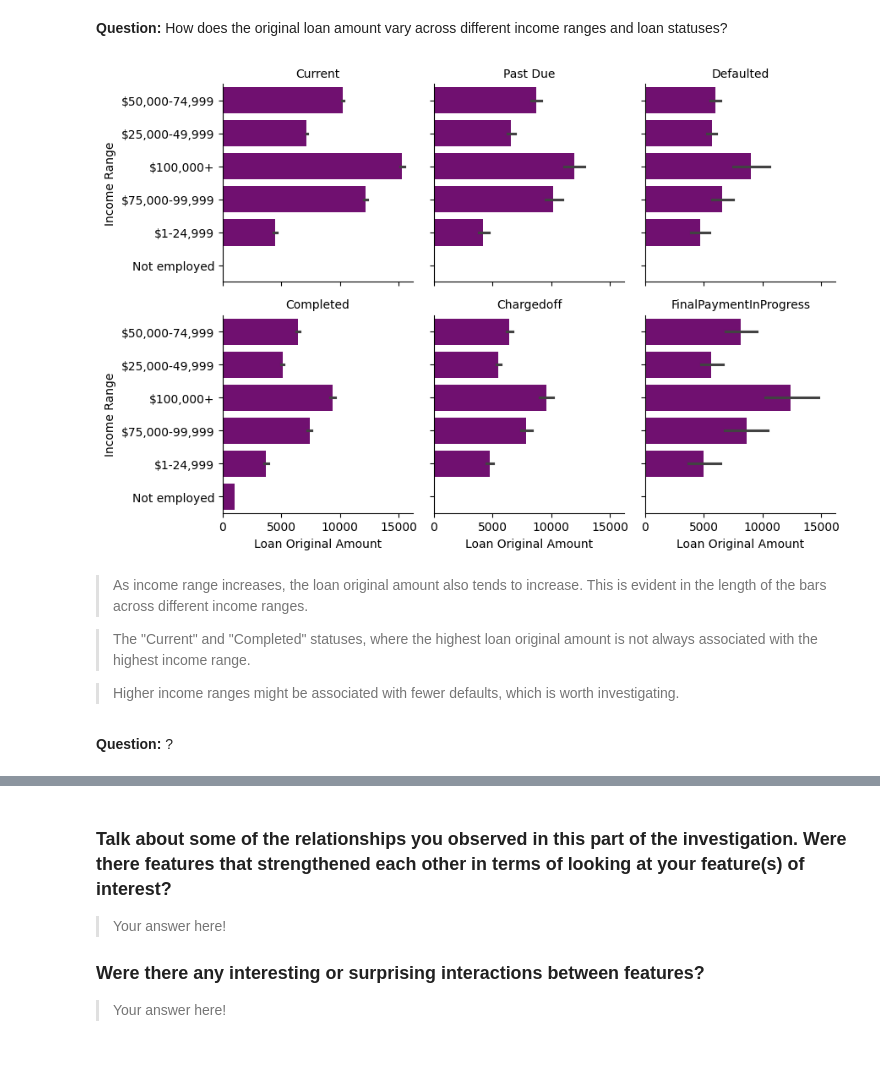
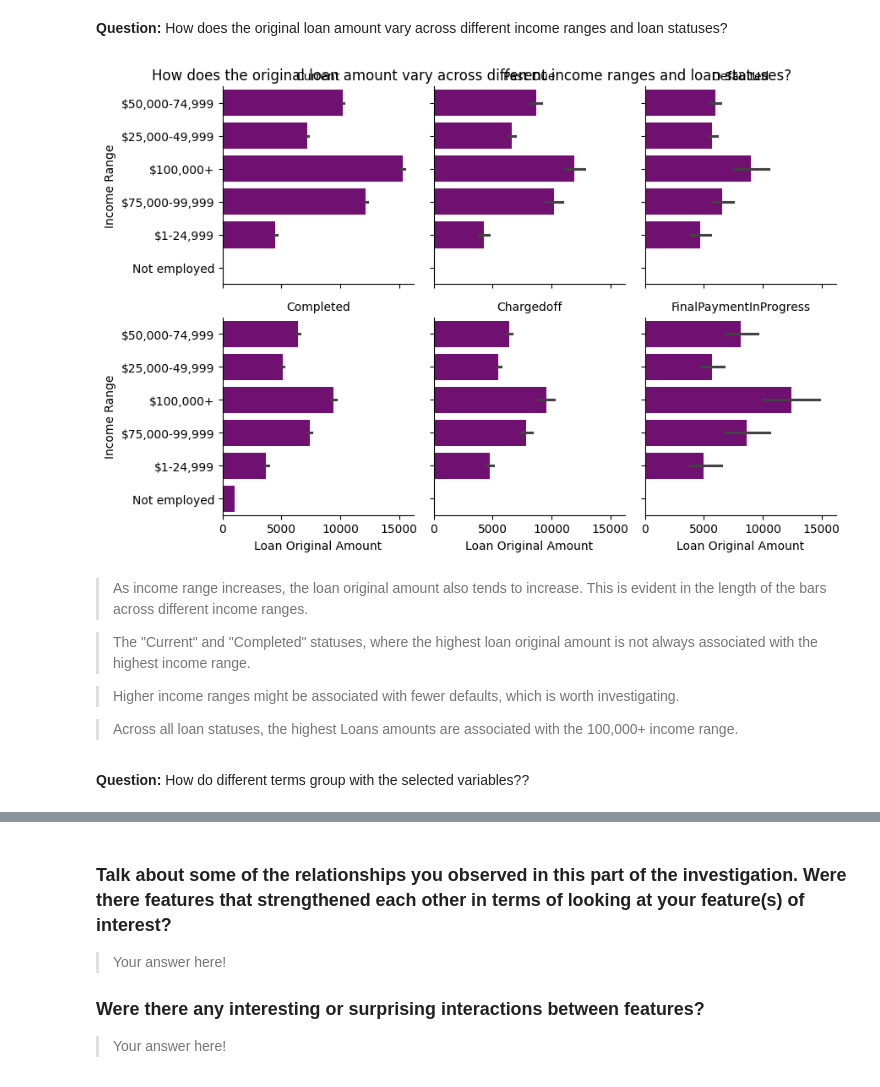
Before and after one commit to sondosaabed/Prosper-Loan-Analysis, a Jupyter notebook: Part_I_exploration.ipynb, the cells around one changed output, grey strips where cells are left out. Drawn from its saved outputs; the diff is of its cells as text; code cells hidden in the pictures.

Commit message:
Add Term vs selcted columns as multivariate exploration with interpretation

```diff
--- a/Part_I_exploration.ipynb
+++ b/Part_I_exploration.ipynb
@@ -699,18 +699,21 @@ plt.legend(title = 'Loan Status', loc='upper right');
 # %%
 ## Facet Plotting three variables SimplifiedLoanStatus, LoanOriginalAmount and IncomeRange
 grid = sns.FacetGrid(data = df, col = 'SimplifiedLoanStatus', col_wrap = 3)
 grid.map(sns.barplot, 'LoanOriginalAmount', 'IncomeRange', color = 'Purple')
 grid.set_titles("{col_name}")
-grid.set_axis_labels('Loan Original Amount', 'Income Range');
+grid.set_axis_labels('Loan Original Amount', 'Income Range')
+plt.suptitle('How does the original loan amount vary across different income ranges and loan statuses?');
 # %% [output]
-[figure, old version]
+[figure, new version]
 # %% [markdown]
 > As income range increases, the loan original amount also tends to increase. This is evident in the length of the bars across different income ranges.
 
 > The "Current" and "Completed" statuses, where the highest loan original amount is not always associated with the highest income range.
 
 > Higher income ranges might be associated with fewer defaults, which is worth investigating.
+
+> Across all loan statuses, the highest Loans amounts are associated with the 100,000+ income range.
 # %% [markdown]
-**Question:** ?
+**Question:** How do different terms group with the selected variables??
 # %%
 ## Plot Matrix
```
Also changed, not shown: parts of 2 cells of this notebook.
